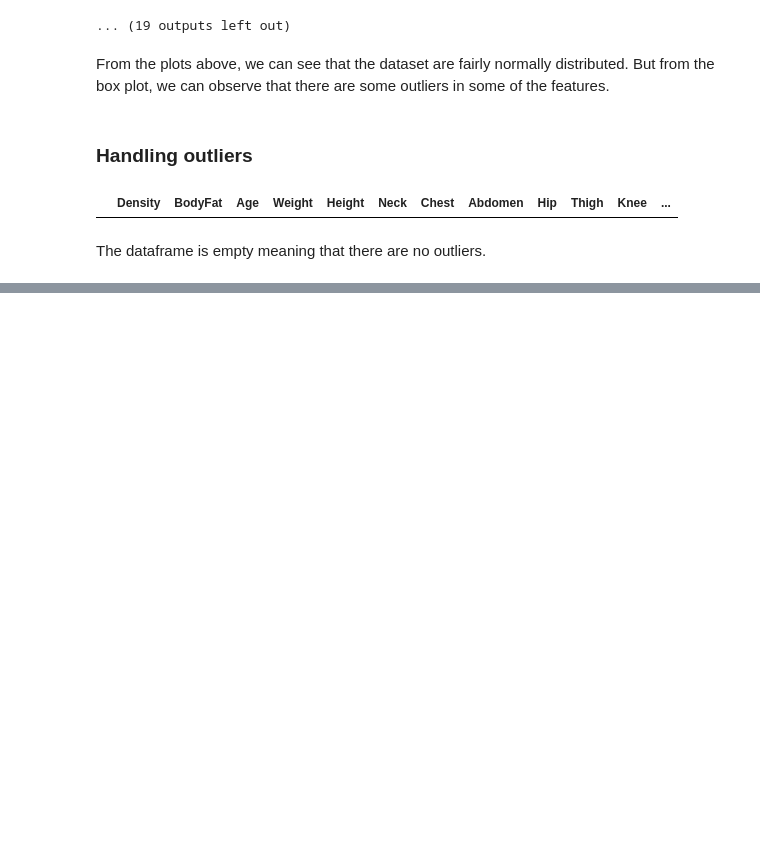
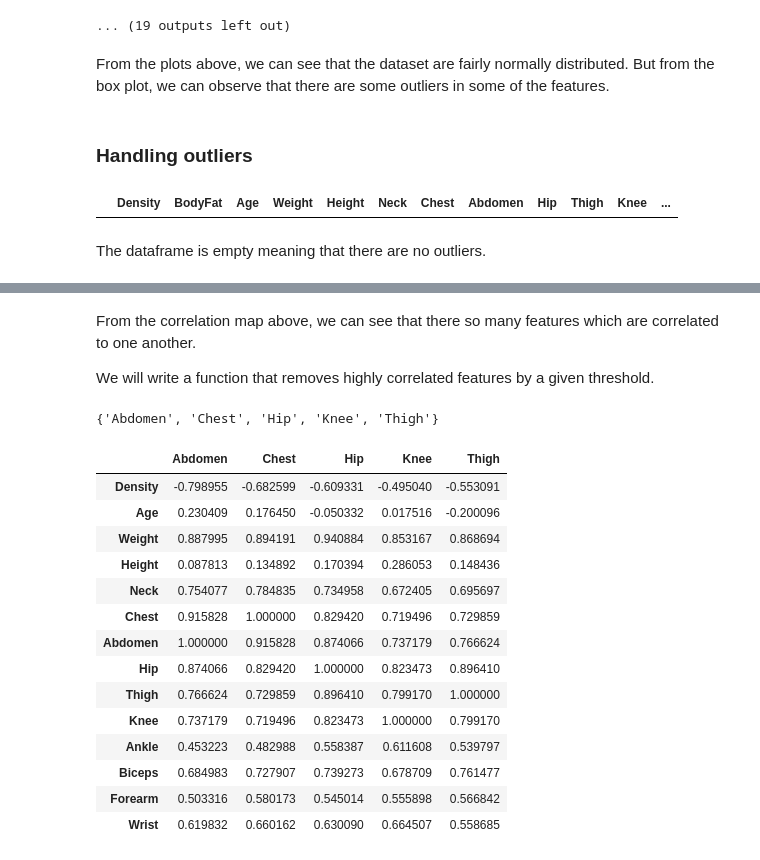
Before and after one commit to lawalsegun2025/body_fat_estimator, a Jupyter notebook: body_fat_predictor.ipynb, the cells around one changed output, grey strips where cells are left out. Cells and saved outputs as stored; diff of their text form; code cells hidden in the pictures; blank space fills up the shorter version.

Commit message:
correlation matrix

```diff
--- a/body_fat_predictor.ipynb
+++ b/body_fat_predictor.ipynb
@@ -327,0 +294,52 @@ ans
+# %% [markdown]
+From the correlation map above, we can see that there so many features which are correlated to one another.
+
+We will write a function that removes highly correlated features by a given threshold.
+# %%
+# defin a correlation threshold function function
+def correlation(df, threshold):
+
+    col_cor = set()
+
+    cor_mat = df.corr()
+
+    for i in range(len(cor_mat)):
+
+         for j in range(i):
+
+                '''
+                for each cell, get the value of that cell by
+                .loc[i][j], where i is th row and j is the col.
+                If the absolute value is greater that the threshold,
+                get the colum_name and add it in the set
+                '''
+
+                if abs(cor_mat.iloc[i][j]) > threshold:
+                    col_name = cor_mat.columns[i]
+                    col_cor.add(col_name)
+
+    return col_cor
+
+ans = correlation(X, threshold=0.85)
+
+ans
+# %% [output]
+{'Abdomen', 'Chest', 'Hip', 'Knee', 'Thigh'}
+# %%
+X.corr()[['Abdomen', 'Chest', 'Hip', 'Knee', 'Thigh']]
+# %% [output]
+|  | Abdomen | Chest | Hip | Knee | Thigh |
+| Density | -0.798955 | -0.682599 | -0.609331 | -0.495040 | -0.553091 |
+| Age | 0.230409 | 0.176450 | -0.050332 | 0.017516 | -0.200096 |
+| Weight | 0.887995 | 0.894191 | 0.940884 | 0.853167 | 0.868694 |
+| Height | 0.087813 | 0.134892 | 0.170394 | 0.286053 | 0.148436 |
+| Neck | 0.754077 | 0.784835 | 0.734958 | 0.672405 | 0.695697 |
+| Chest | 0.915828 | 1.000000 | 0.829420 | 0.719496 | 0.729859 |
+| Abdomen | 1.000000 | 0.915828 | 0.874066 | 0.737179 | 0.766624 |
+| Hip | 0.874066 | 0.829420 | 1.000000 | 0.823473 | 0.896410 |
+| Thigh | 0.766624 | 0.729859 | 0.896410 | 0.799170 | 1.000000 |
+| Knee | 0.737179 | 0.719496 | 0.823473 | 1.000000 | 0.799170 |
+| Ankle | 0.453223 | 0.482988 | 0.558387 | 0.611608 | 0.539797 |
+| Biceps | 0.684983 | 0.727907 | 0.739273 | 0.678709 | 0.761477 |
+| Forearm | 0.503316 | 0.580173 | 0.545014 | 0.555898 | 0.566842 |
+| Wrist | 0.619832 | 0.660162 | 0.630090 | 0.664507 | 0.558685 |
```
Also changed, not shown: parts of 25 cells of this notebook.
